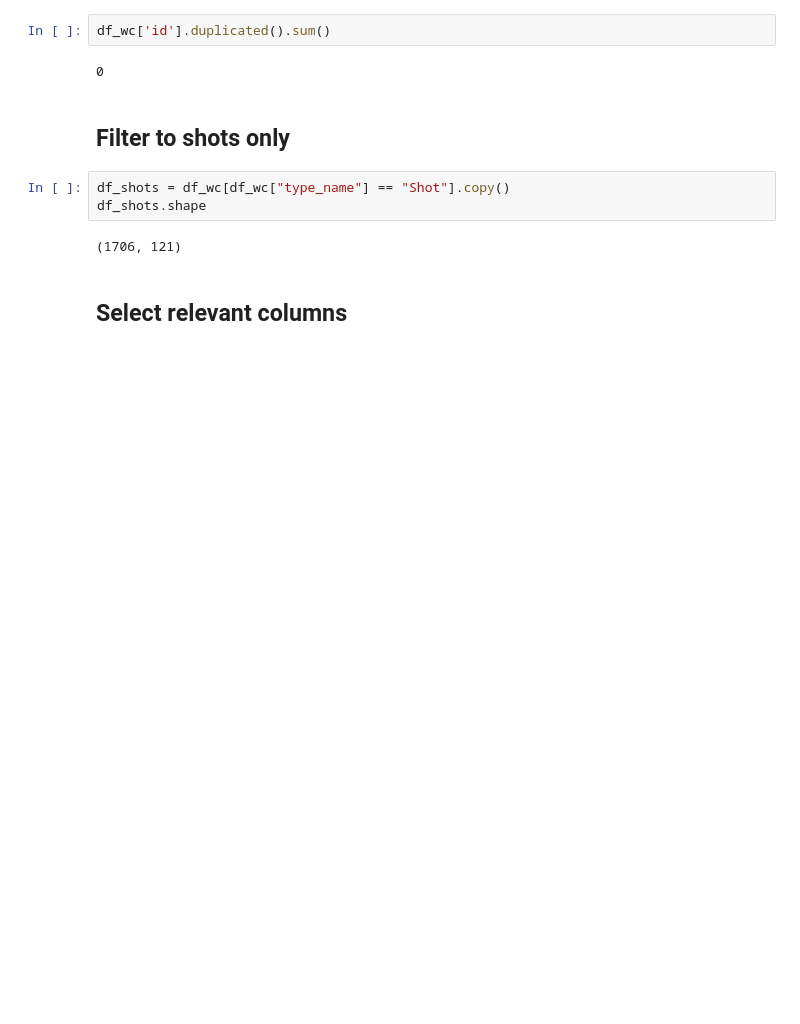
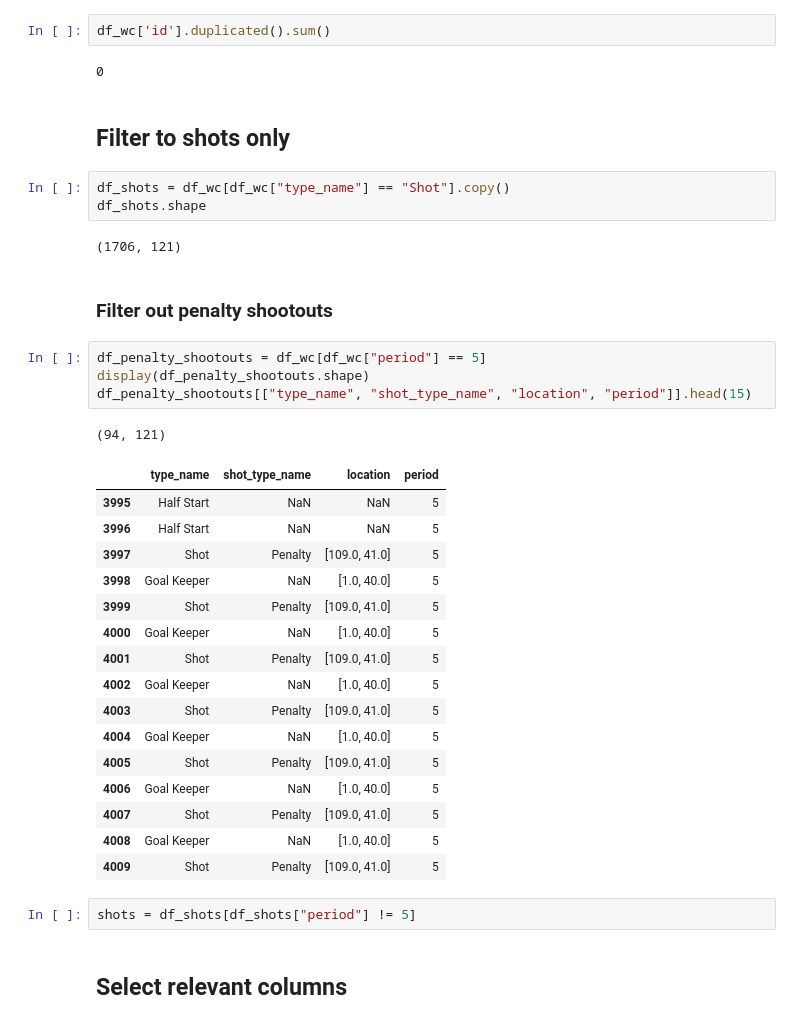
Before and after one commit to M-Traiki/Final_Project_Ironhack, a Jupyter notebook: preprocessing.ipynb, the cells around one changed output. Drawn from its saved outputs; the diff is of its cells as text; blank space fills up the shorter version.

```diff
--- a/preprocessing.ipynb
+++ b/preprocessing.ipynb
@@ -53,6 +53,32 @@ df_shots = df_wc[df_wc["type_name"] == "Shot"].copy()
 df_shots.shape
 # %% [output]
 (1706, 121)
+# %% [markdown]
+### Filter out penalty shootouts
+# %%
+df_penalty_shootouts = df_wc[df_wc["period"] == 5]
+display(df_penalty_shootouts.shape)
+df_penalty_shootouts[["type_name", "shot_type_name", "location", "period"]].head(15)
+# %% [output]
+(94, 121)
+|  | type_name | shot_type_name | location | period |
+| 3995 | Half Start | NaN | NaN | 5 |
+| 3996 | Half Start | NaN | NaN | 5 |
+| 3997 | Shot | Penalty | [109.0, 41.0] | 5 |
+| 3998 | Goal Keeper | NaN | [1.0, 40.0] | 5 |
+| 3999 | Shot | Penalty | [109.0, 41.0] | 5 |
+| 4000 | Goal Keeper | NaN | [1.0, 40.0] | 5 |
+| 4001 | Shot | Penalty | [109.0, 41.0] | 5 |
+| 4002 | Goal Keeper | NaN | [1.0, 40.0] | 5 |
+| 4003 | Shot | Penalty | [109.0, 41.0] | 5 |
+| 4004 | Goal Keeper | NaN | [1.0, 40.0] | 5 |
+| 4005 | Shot | Penalty | [109.0, 41.0] | 5 |
+| 4006 | Goal Keeper | NaN | [1.0, 40.0] | 5 |
+| 4007 | Shot | Penalty | [109.0, 41.0] | 5 |
+| 4008 | Goal Keeper | NaN | [1.0, 40.0] | 5 |
+| 4009 | Shot | Penalty | [109.0, 41.0] | 5 |
+# %%
+shots = df_shots[df_shots["period"] != 5]
 # %% [markdown]
 ## Select relevant columns
 # %%
```
Also changed, not shown: parts of 36 cells of this notebook.
